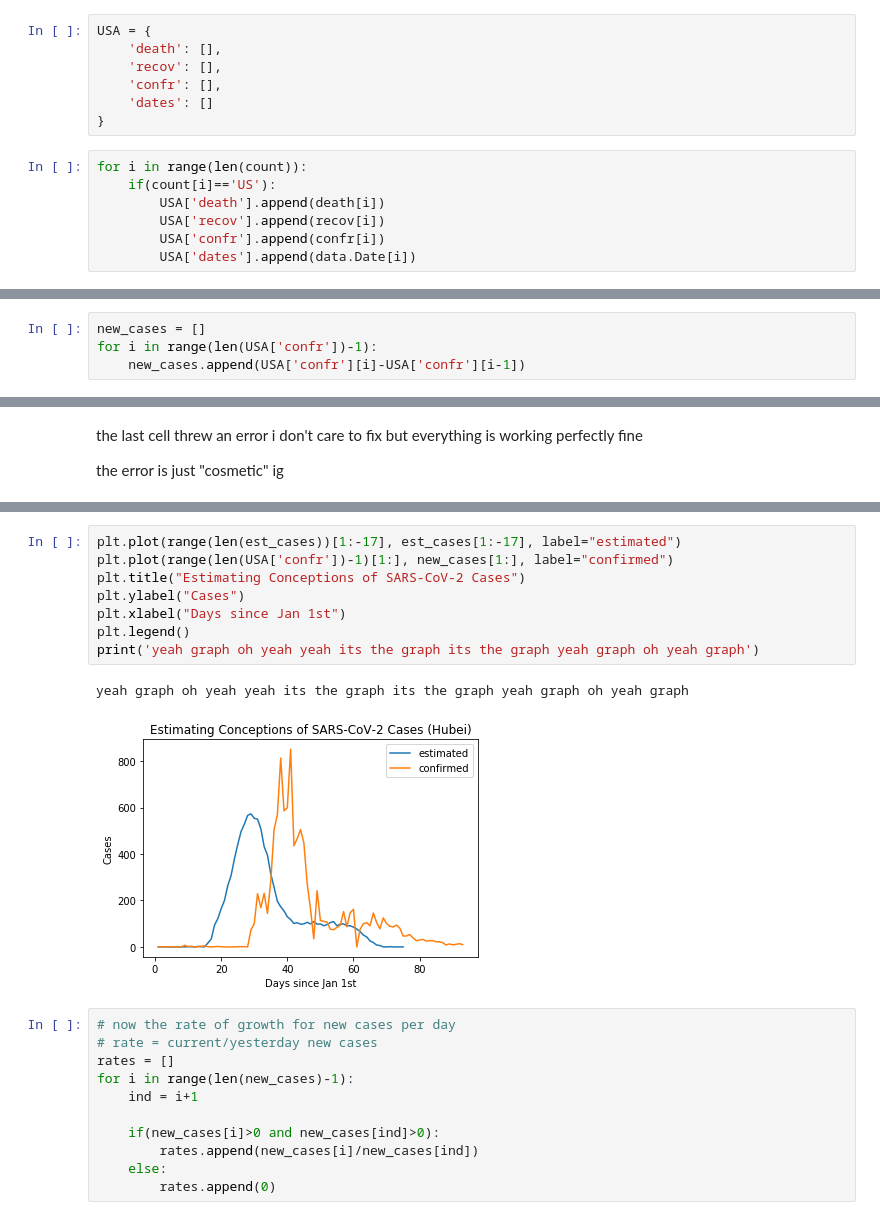
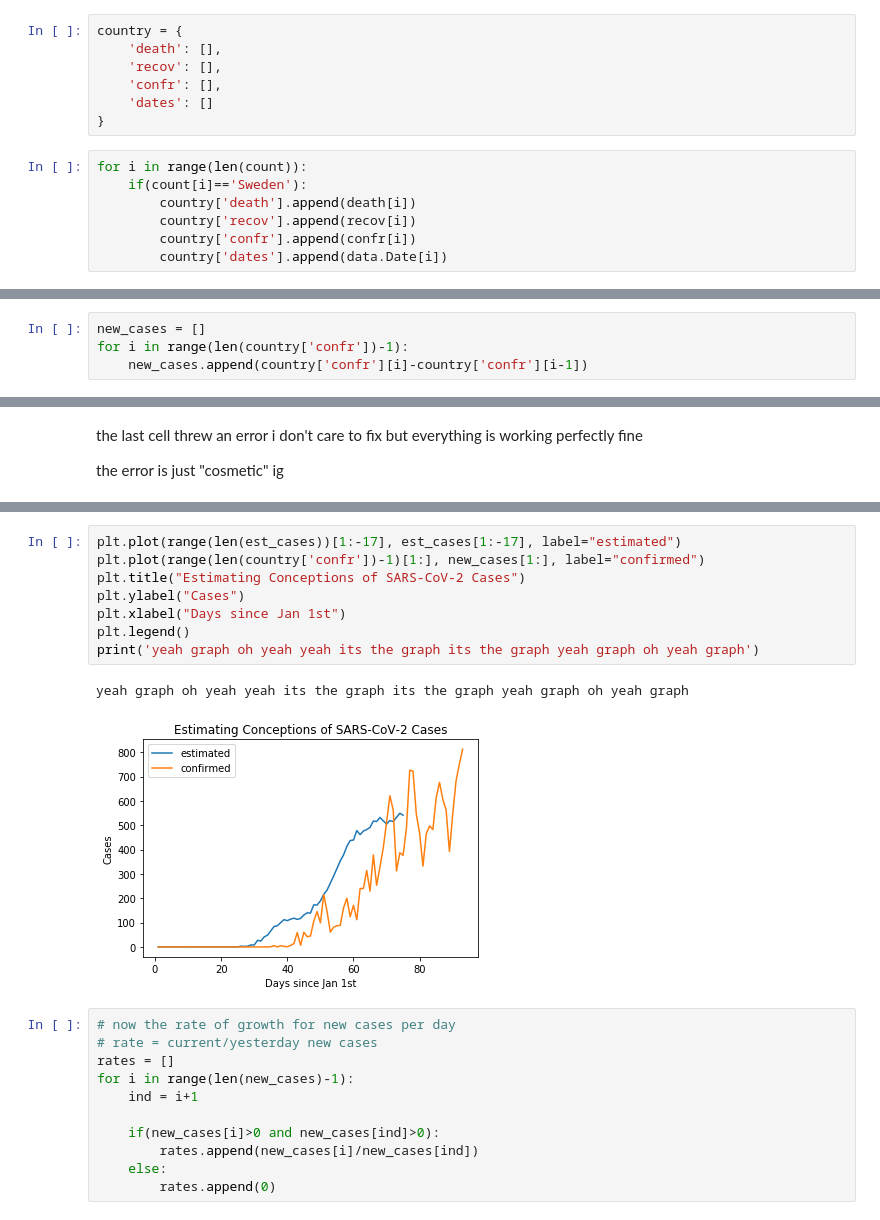
Before and after one commit to aicrumb/covid-19, a Jupyter notebook: estimating.ipynb, the cells around one changed output, grey strips where cells are left out. Cells and saved outputs as stored; diff of their text form.

```diff
--- a/estimating.ipynb
+++ b/estimating.ipynb
@@ -19,7 +19,7 @@ count = data['Country/Region']
 # %% [markdown]
 you can repurpose this bit of code for whatever country you want to predict for
 # %%
-USA = {
+country = {
     'death': [],
     'recov': [],
     'confr': [],
@@ -27,11 +27,11 @@ USA = {
 }
 # %%
 for i in range(len(count)):
-    if(count[i]=='US'):
-        USA['death'].append(death[i])
-        USA['recov'].append(recov[i])
-        USA['confr'].append(confr[i])
-        USA['dates'].append(data.Date[i])
+    if(count[i]=='Sweden'):
+        country['death'].append(death[i])
+        country['recov'].append(recov[i])
+        country['confr'].append(confr[i])
+        country['dates'].append(data.Date[i])
 # %%
 from custom import distribution, downsample_1d, round_arr, mid_distribution
 # mean of 10 days and stdev of 3, derived from CARYKH
@@ -52,8 +52,8 @@ curve
 we'll make a curve with the samples equal to however many NEW cases every single day, and add a case however far back the index on the curve puts it
 # %%
 new_cases = []
-for i in range(len(USA['confr'])-1):
-    new_cases.append(USA['confr'][i]-USA['confr'][i-1])
+for i in range(len(country['confr'])-1):
+    new_cases.append(country['confr'][i]-country['confr'][i-1])
 # %%
 import matplotlib.pyplot as plt
 b = 1
@@ -136,14 +136,14 @@ yeah its the graph yeah yeah
 # %%
 plt.plot(range(len(est_cases))[1:-17], est_cases[1:-17], label="estimated")
-plt.plot(range(len(USA['confr'])-1)[1:], new_cases[1:], label="confirmed")
+plt.plot(range(len(country['confr'])-1)[1:], new_cases[1:], label="confirmed")
 plt.title("Estimating Conceptions of SARS-CoV-2 Cases")
 plt.ylabel("Cases")
 plt.xlabel("Days since Jan 1st")
 plt.legend()
 print('yeah graph oh yeah yeah its the graph its the graph yeah graph oh yeah graph')
 # %% [output]
 yeah graph oh yeah yeah its the graph its the graph yeah graph oh yeah graph
-[figure, old version]
+[figure, new version]
 # %%
 # now the rate of growth for new cases per day
 # rate = current/yesterday new cases
```
Also changed, not shown: parts of 7 cells of this notebook.
